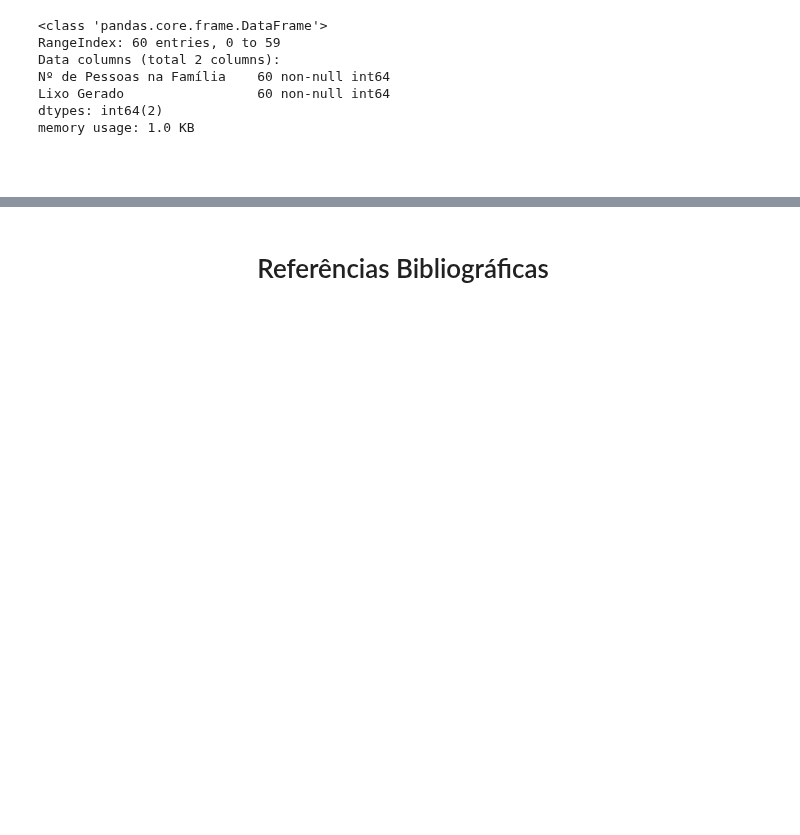
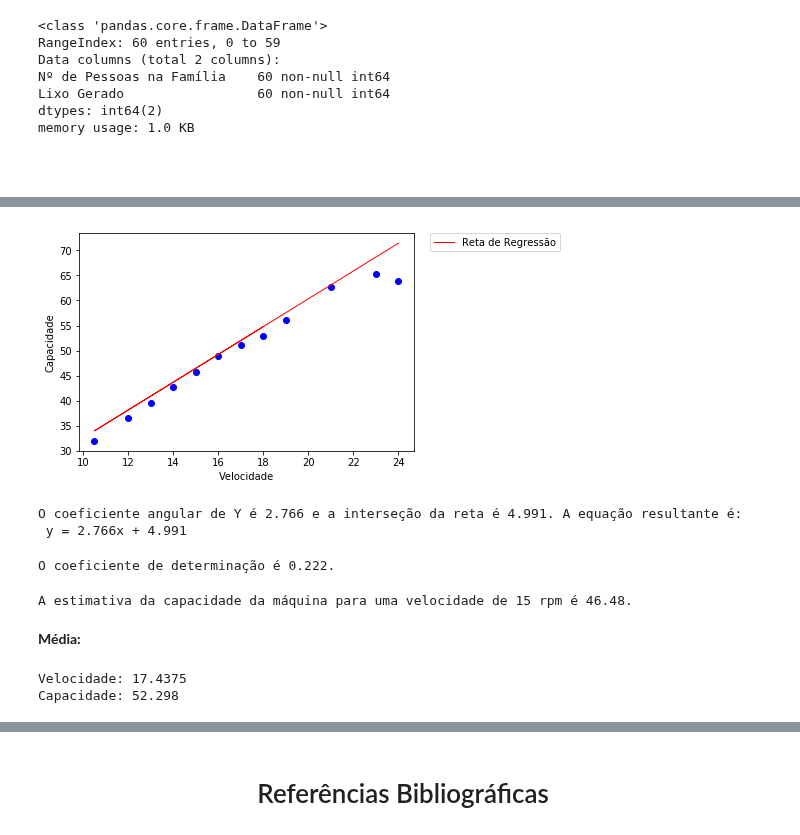
Before and after one commit to araujoyuri/linear-regression-and-correlation, a Jupyter notebook: notebooks/linear_regression.ipynb, the cells around one changed output, grey strips where cells are left out. Saved outputs shown, nothing was run; the diff lists cells and outputs as text; code cells hidden in the pictures; blank space fills up the shorter version.

```diff
--- a/notebooks/linear_regression.ipynb
+++ b/notebooks/linear_regression.ipynb
@@ -171,0 +183,2 @@ memory usage: 1.0 KB
+# %%
+df2 = pd.read_excel('../data/database.xls', sheet_name='Dados 8', usecols=[0, 1])
@@ -171,0 +194,41 @@ memory usage: 1.0 KB
+# %%
+x_train = df2['X'].values[:12].reshape(-1, 1)
+y_train = df2['Y'].values[:12].reshape(-1, 1)
+x_test = df2['X'].values[12:].reshape(-1, 1)
+y_test = df2['Y'].values[12:].reshape(-1, 1)
+regr = linear_model.LinearRegression()
+regr.fit(x_train, y_train)
+y_predict = regr.predict(x_test)
+# %%
+plt.scatter(x_test, y_test, color='blue')
+plt.plot(x_test, y_predict, color='red', linewidth=1, label="Reta de Regressão")
+plt.legend(bbox_to_anchor=(1.05, 1), loc=2, borderaxespad=0.)
+plt.xlabel("Velocidade")
+plt.ylabel("Capacidade")
+plt.show()
+# %% [output]
+[figure, added]
+# %%
+print(f'O coeficiente angular de {df2.columns[1]} é {str(regr.coef_[0][0])[:5]}\
+ e a interseção da reta é {str(regr.intercept_[0])[:5]}.\
+ A equação resultante é:\n y = {str(regr.coef_[0][0])[:5]}x + {str(regr.intercept_[0])[:5]}')
+# %% [output]
+O coeficiente angular de Y é 2.766 e a interseção da reta é 4.991. A equação resultante é:
+ y = 2.766x + 4.991
+# %%
+print(f"O coeficiente de determinação é {str(r2_score(y_train, y_predict))[:5]}.")
+# %% [output]
+O coeficiente de determinação é 0.222.
+# %%
+print(f"A estimativa da capacidade da máquina para uma velocidade de 15 rpm é\
+ {str(regr.predict([[15]])[0][0])[:5]}.")
+# %% [output]
+A estimativa da capacidade da máquina para uma velocidade de 15 rpm é 46.48.
+# %% [markdown]
+<p><b>Média:</b></p>
+# %%
+print(f'Velocidade: {df2["X"].mean()}')
+print(f'Capacidade: {str(df2["Y"].mean())[:6]}')
+# %% [output]
+Velocidade: 17.4375
+Capacidade: 52.298
```
Also changed, not shown: parts of 61 cells of this notebook, 7 other files.
